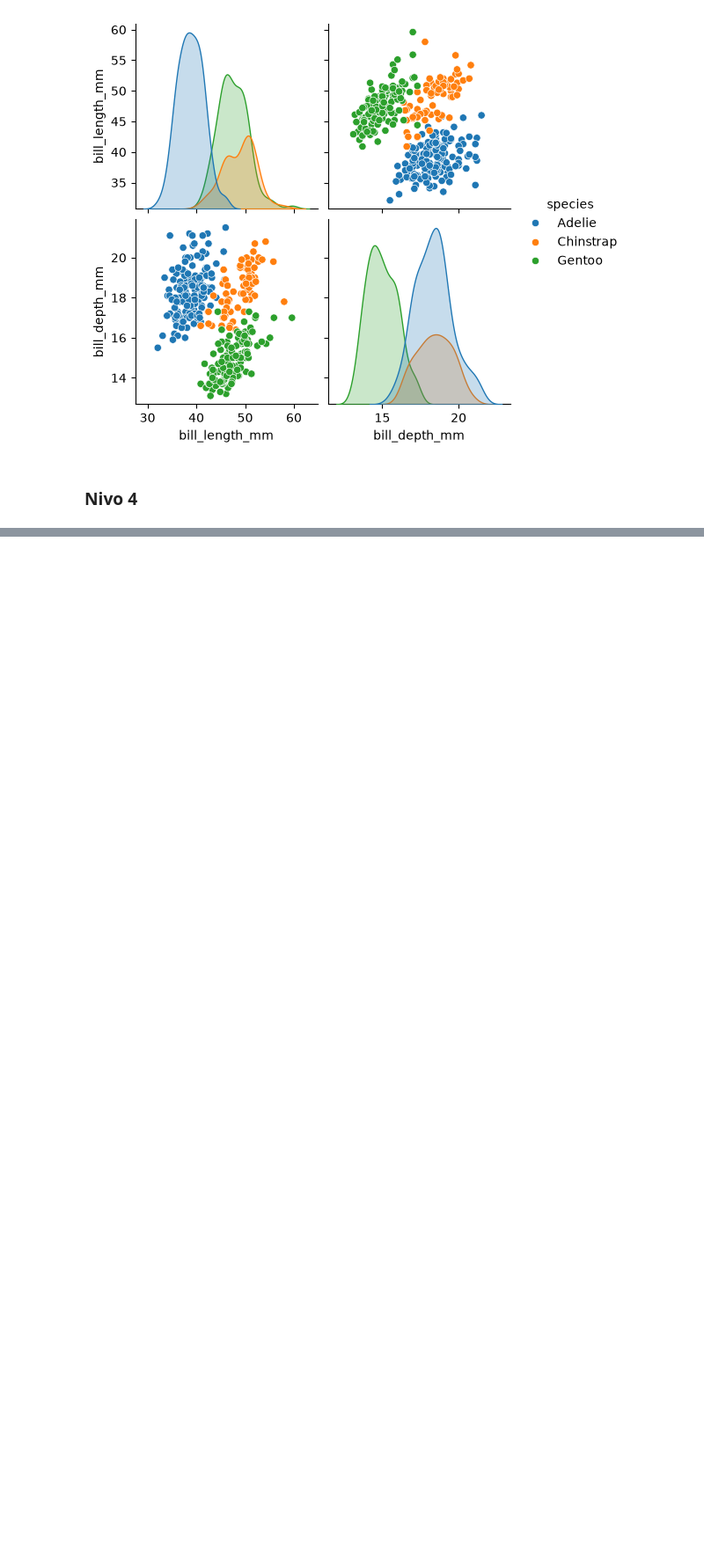
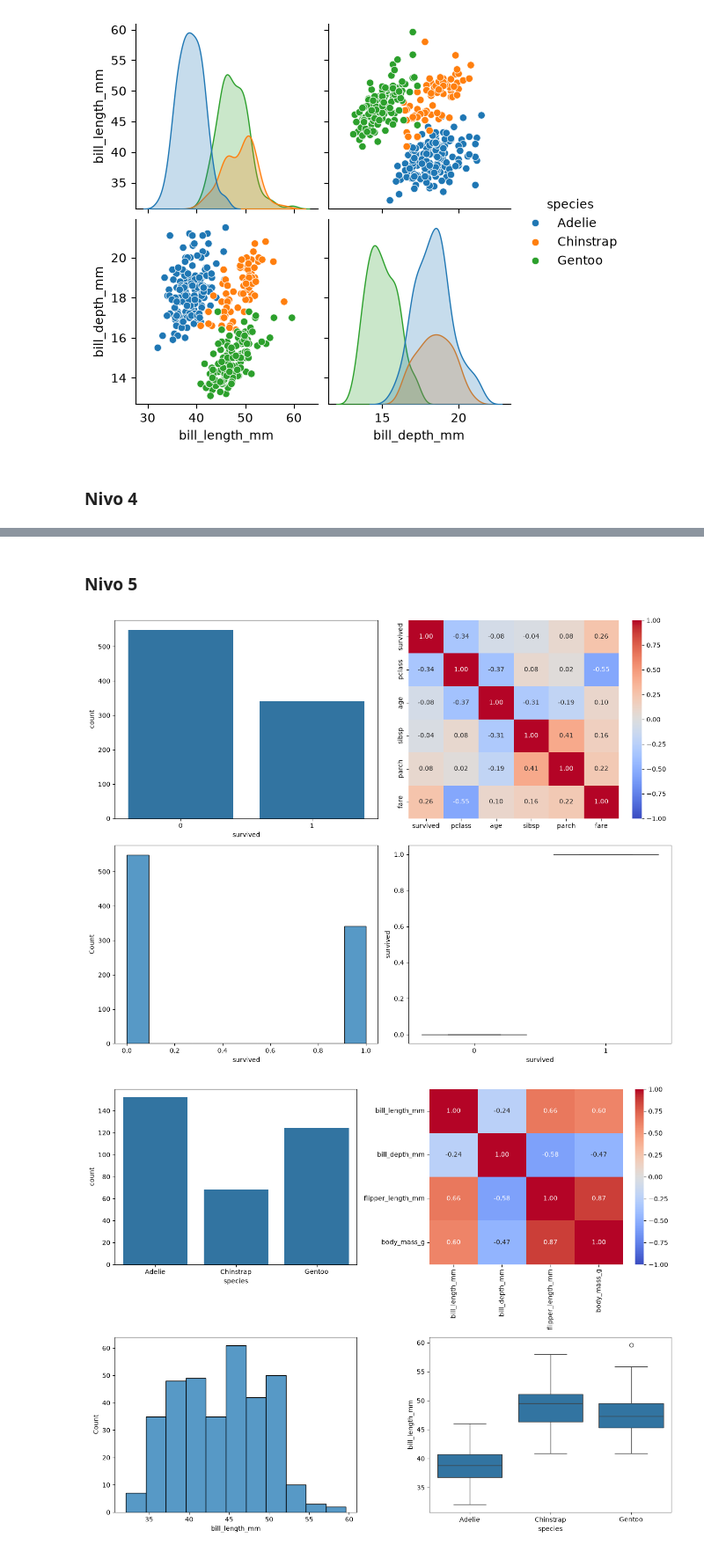
Before and after one commit to GasmirzZ/Machine-Learning, a Jupyter notebook: Libraries(np-pd-plt-sns)/Seaborn.ipynb, the cells around one changed output, grey strips where cells are left out. Shown at 88% size. Saved outputs shown, nothing was run; the diff lists cells and outputs as text; code cells hidden in the pictures; blank space fills up the shorter version.

```diff
--- a/Libraries(np-pd-plt-sns)/Seaborn.ipynb
+++ b/Libraries(np-pd-plt-sns)/Seaborn.ipynb
@@ -264,0 +288,28 @@ plt.show()
+# %% [markdown]
+### Nivo 5
+# %%
+def eda_panel(df, target=None, figsize=(13, 10)):
+    fig, axes = plt.subplots(2, 2, figsize = figsize)
+    if target == None:
+        nan = df.isnull().sum()
+        dat = nan[nan > 0]
+        axes[0,0].bar(dat.index, dat.values)
+    else:
+        sns.countplot(data = df, x = target, ax = axes[0,0])
+
+    dats = df.select_dtypes(include = "number").corr()
+    sns.heatmap(dats, annot = True, cmap = "coolwarm", vmax = 1, vmin = -1, fmt = ".2f", ax = axes[0,1])
+    sns.histplot(data = df, x = dats.index[0], ax = axes[1,0])
+    sns.boxplot(data = df, x = target, y = dats.index[0], ax = axes[1,1])
+
+    fig.tight_layout()
+    return fig
+
+
+eda_panel(titanic, target="survived")
+eda_panel(penguins, target="species")
+eda_panel(titanic)              # bez targeta - ovde se vidi da li grana radi
+plt.show()
+# %% [output]
+[figure, added]
+[figure, added]
```
Also changed, not shown: parts of 4 cells of this notebook.
